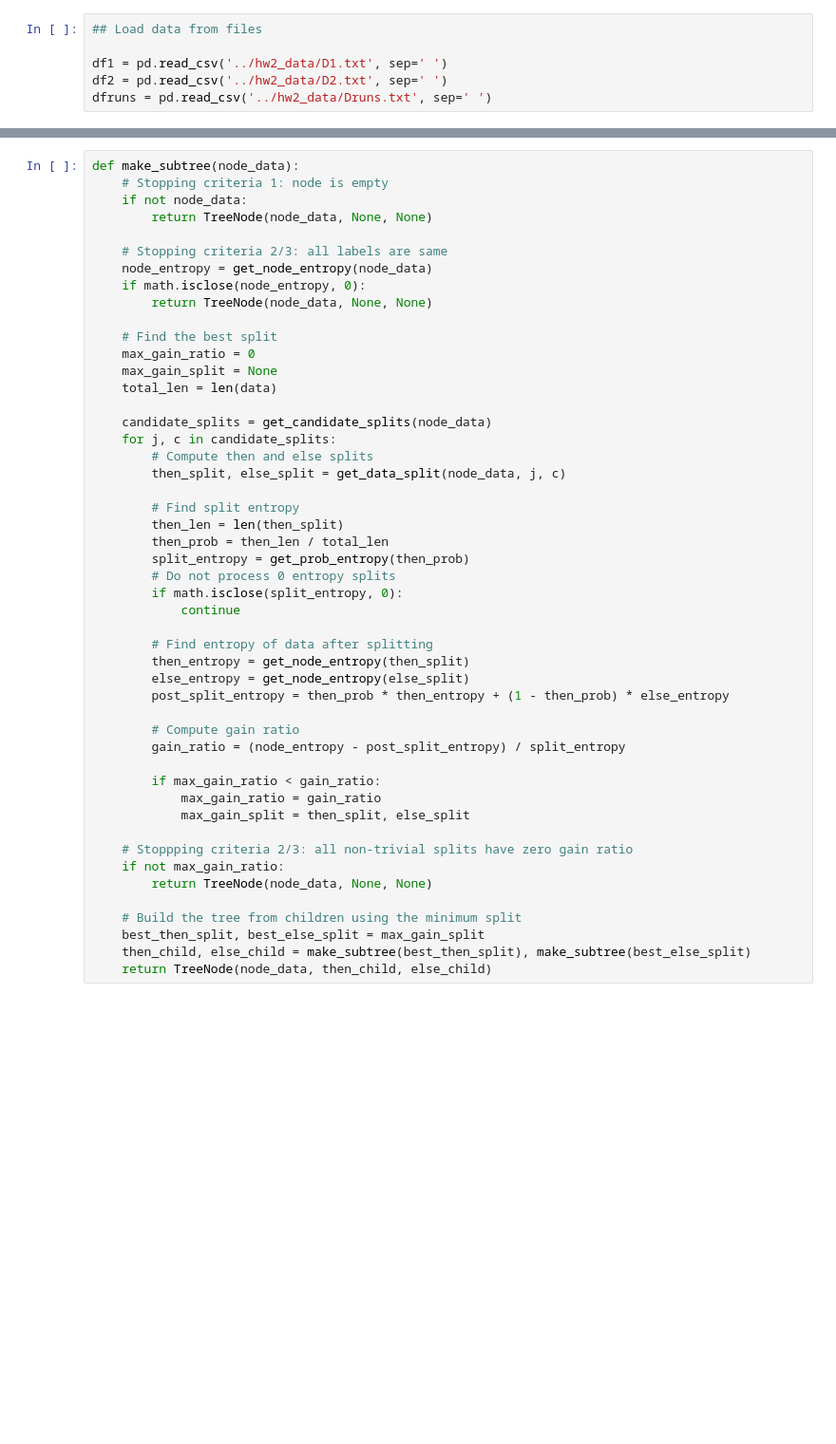
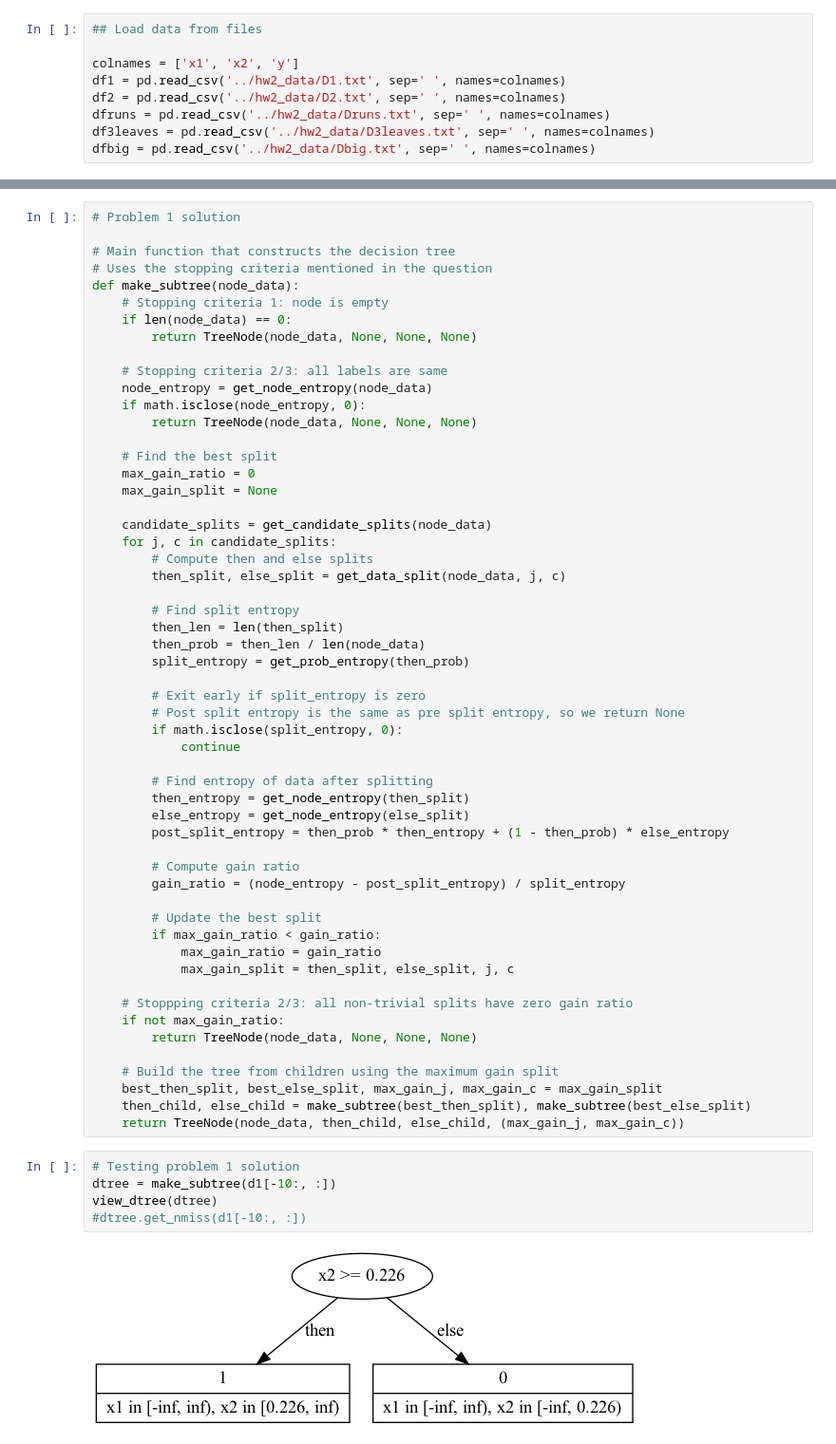
Before and after one commit to pao214/cs760_hw2, a Jupyter notebook: code/hw2.ipynb, the cells around one changed output, grey strips where cells are left out. Shown at 95% size. Cells and saved outputs as stored; diff of their text form; blank space fills up the shorter version.

```diff
--- a/code/hw2.ipynb
+++ b/code/hw2.ipynb
@@ -10,9 +22,12 @@ import math
 # %%
 ## Load data from files
 
-df1 = pd.read_csv('../hw2_data/D1.txt', sep=' ')
-df2 = pd.read_csv('../hw2_data/D2.txt', sep=' ')
-dfruns = pd.read_csv('../hw2_data/Druns.txt', sep=' ')
+colnames = ['x1', 'x2', 'y']
+df1 = pd.read_csv('../hw2_data/D1.txt', sep=' ', names=colnames)
+df2 = pd.read_csv('../hw2_data/D2.txt', sep=' ', names=colnames)
+dfruns = pd.read_csv('../hw2_data/Druns.txt', sep=' ', names=colnames)
+df3leaves = pd.read_csv('../hw2_data/D3leaves.txt', sep=' ', names=colnames)
+dfbig = pd.read_csv('../hw2_data/Dbig.txt', sep=' ', names=colnames)
 # %%
 ## Convert to numpy arrays for ease of use
 
@@ -84,18 +255,21 @@ class TreeNode:
 # %%
+# Problem 1 solution
+
+# Main function that constructs the decision tree
+# Uses the stopping criteria mentioned in the question
 def make_subtree(node_data):
     # Stopping criteria 1: node is empty
-    if not node_data:
-        return TreeNode(node_data, None, None)
+    if len(node_data) == 0:
+        return TreeNode(node_data, None, None, None)
 
     # Stopping criteria 2/3: all labels are same
     node_entropy = get_node_entropy(node_data)
     if math.isclose(node_entropy, 0):
-        return TreeNode(node_data, None, None)
+        return TreeNode(node_data, None, None, None)
 
     # Find the best split
     max_gain_ratio = 0
     max_gain_split = None
-    total_len = len(data)
 
     candidate_splits = get_candidate_splits(node_data)
     for j, c in candidate_splits:
@@ -104,9 +278,11 @@ def make_subtree(node_data):
 
         # Find split entropy
         then_len = len(then_split)
-        then_prob = then_len / total_len
+        then_prob = then_len / len(node_data)
         split_entropy = get_prob_entropy(then_prob)
-        # Do not process 0 entropy splits
+
+        # Exit early if split_entropy is zero
+        # Post split entropy is the same as pre split entropy, so we return None
         if math.isclose(split_entropy, 0):
             continue
 
@@ -118,15 +294,23 @@ def make_subtree(node_data):
         # Compute gain ratio
         gain_ratio = (node_entropy - post_split_entropy) / split_entropy
 
+        # Update the best split
         if max_gain_ratio < gain_ratio:
             max_gain_ratio = gain_ratio
-            max_gain_split = then_split, else_split
+            max_gain_split = then_split, else_split, j, c
 
     # Stoppping criteria 2/3: all non-trivial splits have zero gain ratio
     if not max_gain_ratio:
-        return TreeNode(node_data, None, None)
+        return TreeNode(node_data, None, None, None)
 
-    # Build the tree from children using the minimum split
-    best_then_split, best_else_split = max_gain_split
+    # Build the tree from children using the maximum gain split
+    best_then_split, best_else_split, max_gain_j, max_gain_c = max_gain_split
     then_child, else_child = make_subtree(best_then_split), make_subtree(best_else_split)
-    return TreeNode(node_data, then_child, else_child)
+    return TreeNode(node_data, then_child, else_child, (max_gain_j, max_gain_c))
+# %%
+# Testing problem 1 solution
+dtree = make_subtree(d1[-10:, :])
+view_dtree(dtree)
+#dtree.get_nmiss(d1[-10:, :])
+# %% [output]
+[figure, added]
```
Also changed, not shown: parts of 26 cells of this notebook, 22 other files.
